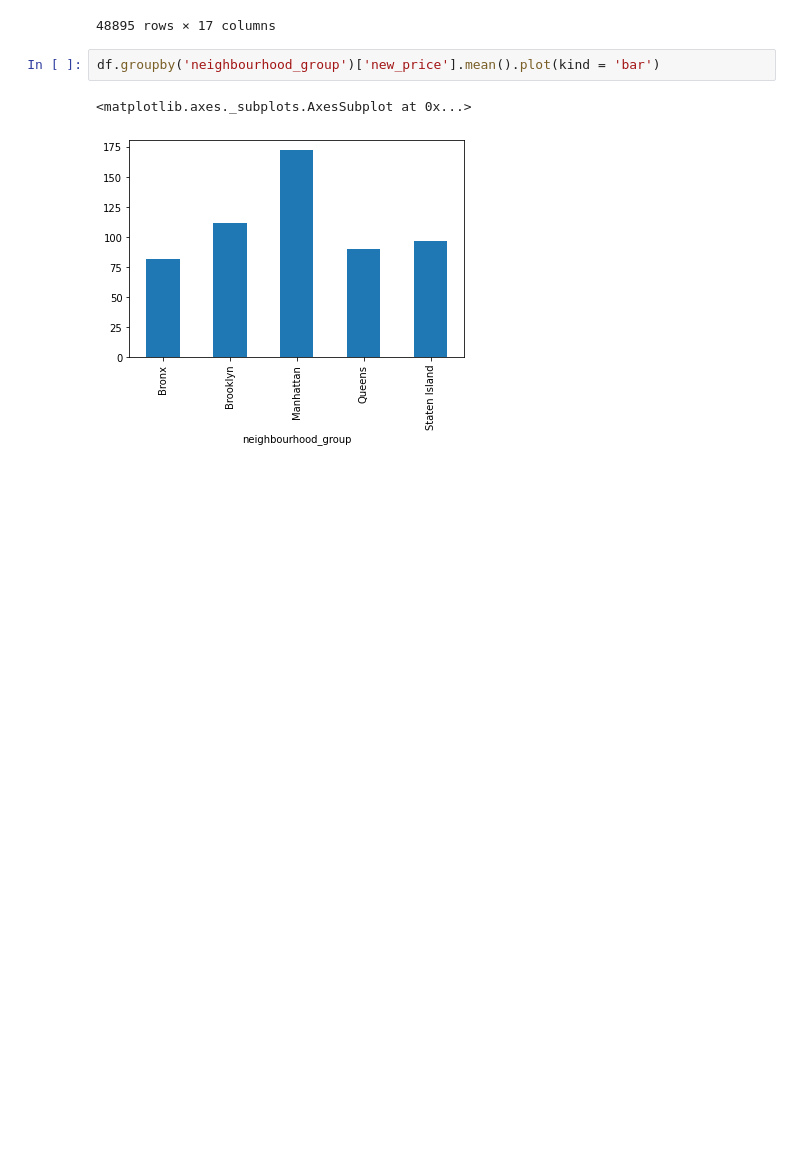
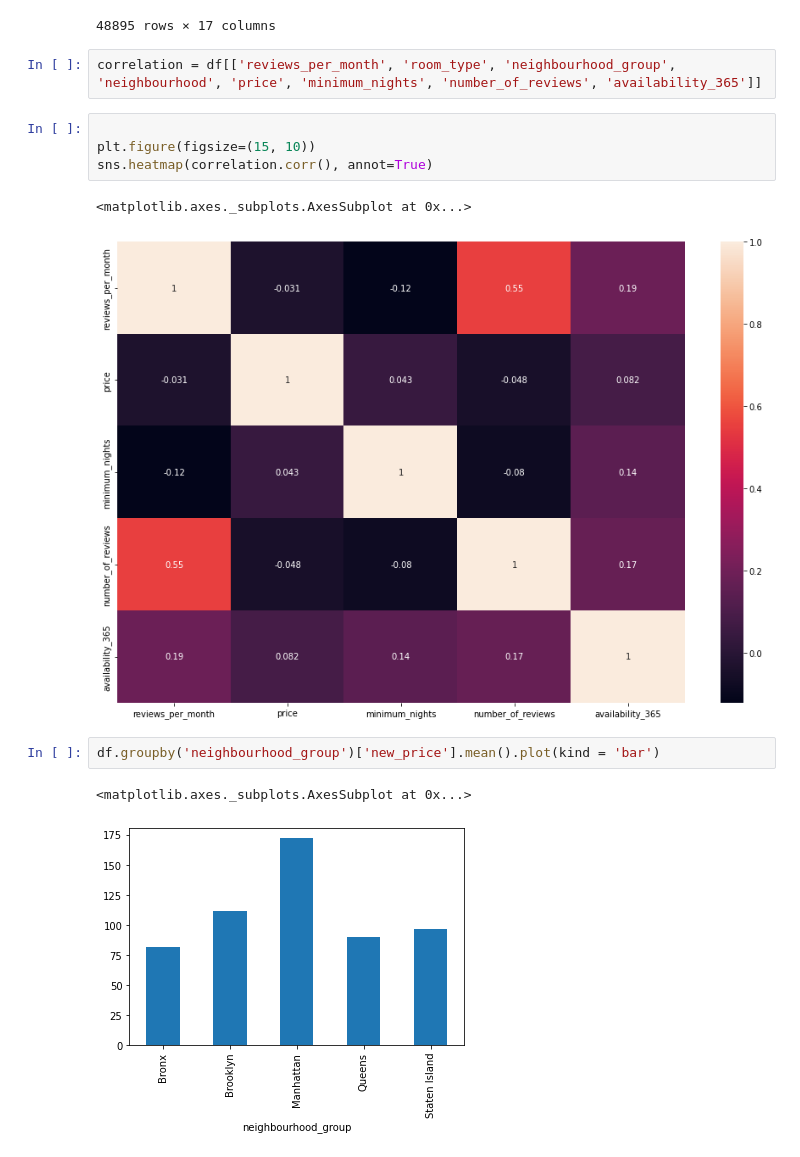
Before and after one commit to Dhruv-Rathore/Airbnb_EDA, a Jupyter notebook: Capstone_EDA_Airbnb_Dhruv.ipynb, the cells around one changed output. Cells and saved outputs as stored; diff of their text form; blank space fills up the shorter version.

Commit message:
Commit 2 - correlation plot

```diff
--- a/Capstone_EDA_Airbnb_Dhruv.ipynb
+++ b/Capstone_EDA_Airbnb_Dhruv.ipynb
@@ -50,6 +50,15 @@ df
 | 48893 | 36485609 | 43rd St. Time Square-cozy single bed | 30985759 | Taz | Manhattan | Hell's Kitchen | 40.75751 | -73.99112 | ... |
 | 48894 | 36487245 | Trendy duplex in the very heart o... | 68119814 | Christophe | Manhattan | Hell's Kitchen | 40.76404 | -73.98933 | ... |
 48895 rows × 17 columns
+# %%
+correlation = df[['reviews_per_month', 'room_type', 'neighbourhood_group', 'neighbourhood', 'price', 'minimum_nights', 'number_of_reviews', 'availability_365']]
+# %%
+
+plt.figure(figsize=(15, 10))
+sns.heatmap(correlation.corr(), annot=True)
+# %% [output]
+<matplotlib.axes._subplots.AxesSubplot at 0x...>
+[figure, added]
 # %%
 df.groupby('neighbourhood_group')['new_price'].mean().plot(kind = 'bar')
 # %% [output]
```
